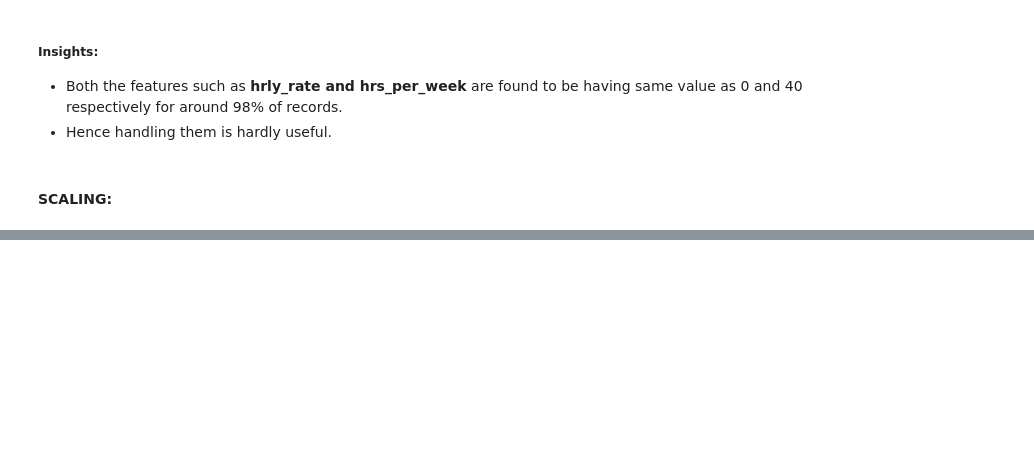
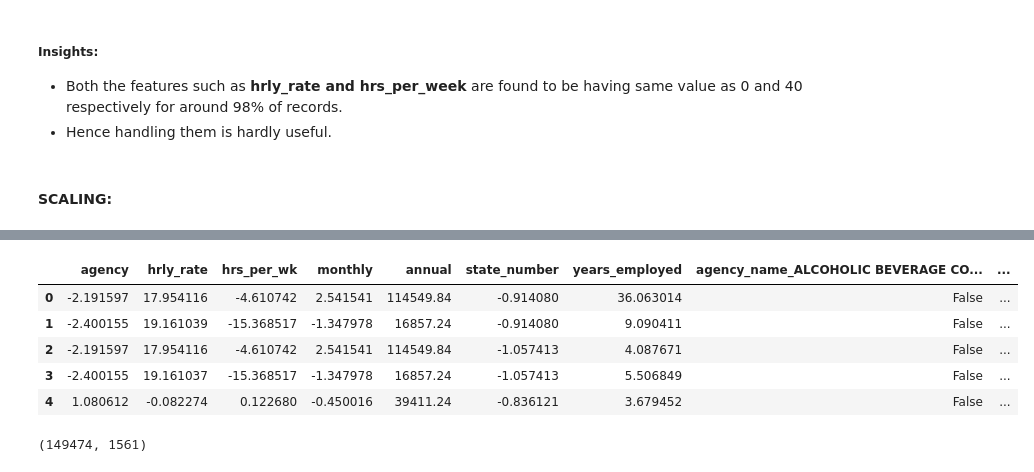
Before and after one commit to shanusaras/Capstone_Projects, a Jupyter notebook: Texas Salary Prediction/Project_02_Texas_salary_prediction.ipynb, the cells around one changed output, grey strips where cells are left out. Drawn from its saved outputs; the diff is of its cells as text; code cells hidden in the pictures; blank space fills up the shorter version.

```diff
--- a/Texas Salary Prediction/Project_02_Texas_salary_prediction.ipynb
+++ b/Texas Salary Prediction/Project_02_Texas_salary_prediction.ipynb
@@ -1079,0 +1124,17 @@ dtype: float64
+# %%
+# one-hot encoding
+
+data_encoded= data.copy()
+data_encoded=pd.get_dummies(data_encoded,drop_first= False)
+data_encoded.head()
+# %% [output]
+|  | agency | hrly_rate | hrs_per_wk | monthly | annual | state_number | years_employed | agency_name_ALCOHOLIC BEVERAGE CO... | ... |
+| 0 | -2.191597 | 17.954116 | -4.610742 | 2.541541 | 114549.84 | -0.914080 | 36.063014 | False | ... |
+| 1 | -2.400155 | 19.161039 | -15.368517 | -1.347978 | 16857.24 | -0.914080 | 9.090411 | False | ... |
+| 2 | -2.191597 | 17.954116 | -4.610742 | 2.541541 | 114549.84 | -1.057413 | 4.087671 | False | ... |
+| 3 | -2.400155 | 19.161037 | -15.368517 | -1.347978 | 16857.24 | -1.057413 | 5.506849 | False | ... |
+| 4 | 1.080612 | -0.082274 | 0.122680 | -0.450016 | 39411.24 | -0.836121 | 3.679452 | False | ... |
+# %%
+data_encoded.shape # after one-hot encoding, there are 1561 columns.
+# %% [output]
+(149474, 1561)
```
Also changed, not shown: parts of 13 cells of this notebook.
